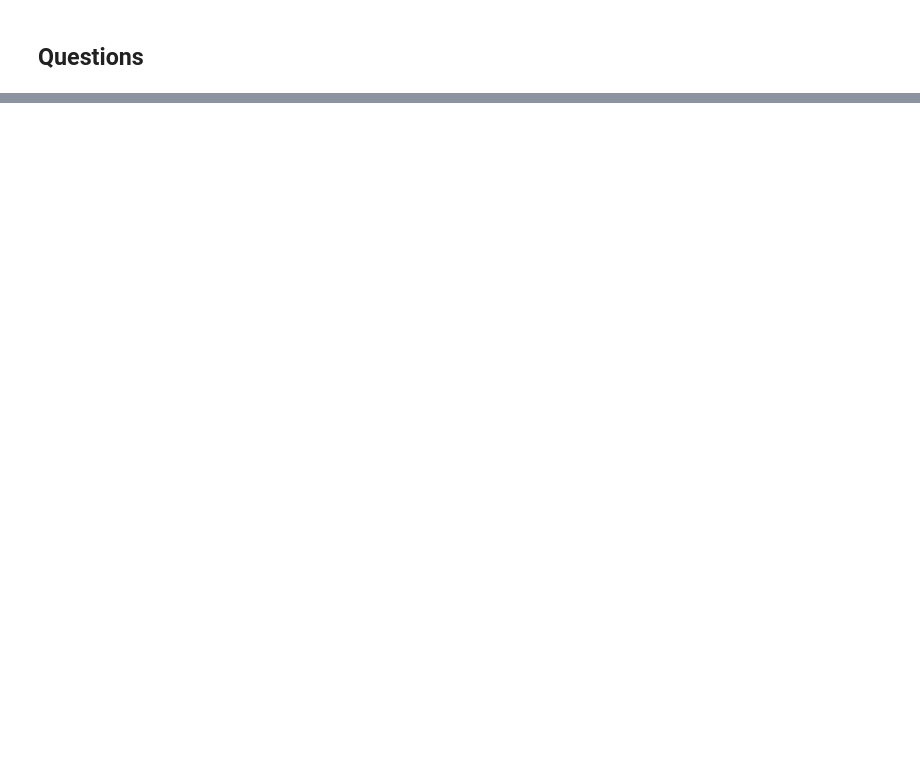
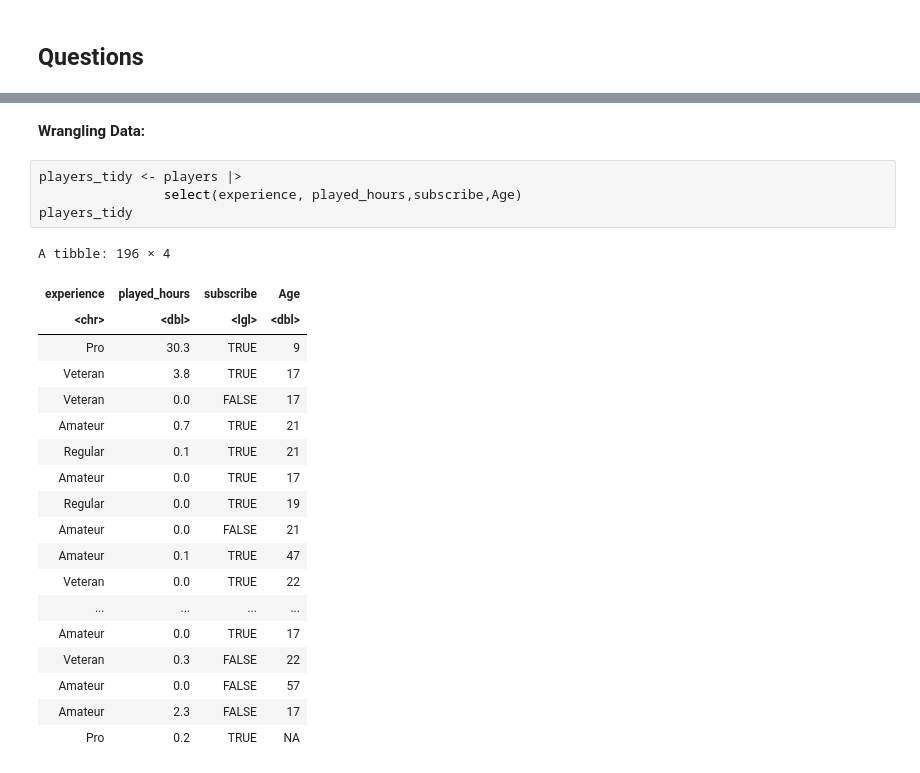
Before and after one commit to MrSaltyPotatoes/UBC-DSCI-100-Project, a Jupyter notebook: Individual Plan.ipynb, the cells around one changed output, grey strips where cells are left out. Drawn from its saved outputs; the diff is of its cells as text; blank space fills up the shorter version.

```diff
--- a/Individual Plan.ipynb
+++ b/Individual Plan.ipynb
@@ -117,0 +68,26 @@ The dataset `players.csv` contains the explanatory variables (`experience`,`play
+# %% [markdown]
+**Wrangling Data:**
+# %%
+players_tidy <- players |>
+                select(experience, played_hours,subscribe,Age)
+players_tidy
+# %% [output]
+A tibble: 196 × 4
+| experience | played_hours | subscribe | Age |
+| <chr> | <dbl> | <lgl> | <dbl> |
+| Pro | 30.3 | TRUE | 9 |
+| Veteran | 3.8 | TRUE | 17 |
+| Veteran | 0.0 | FALSE | 17 |
+| Amateur | 0.7 | TRUE | 21 |
+| Regular | 0.1 | TRUE | 21 |
+| Amateur | 0.0 | TRUE | 17 |
+| Regular | 0.0 | TRUE | 19 |
+| Amateur | 0.0 | FALSE | 21 |
+| Amateur | 0.1 | TRUE | 47 |
+| Veteran | 0.0 | TRUE | 22 |
+| ... | ... | ... | ... |
+| Amateur | 0.0 | TRUE | 17 |
+| Veteran | 0.3 | FALSE | 22 |
+| Amateur | 0.0 | FALSE | 57 |
+| Amateur | 2.3 | FALSE | 17 |
+| Pro | 0.2 | TRUE | NA |
```
Also changed, not shown: parts of 13 cells of this notebook.
